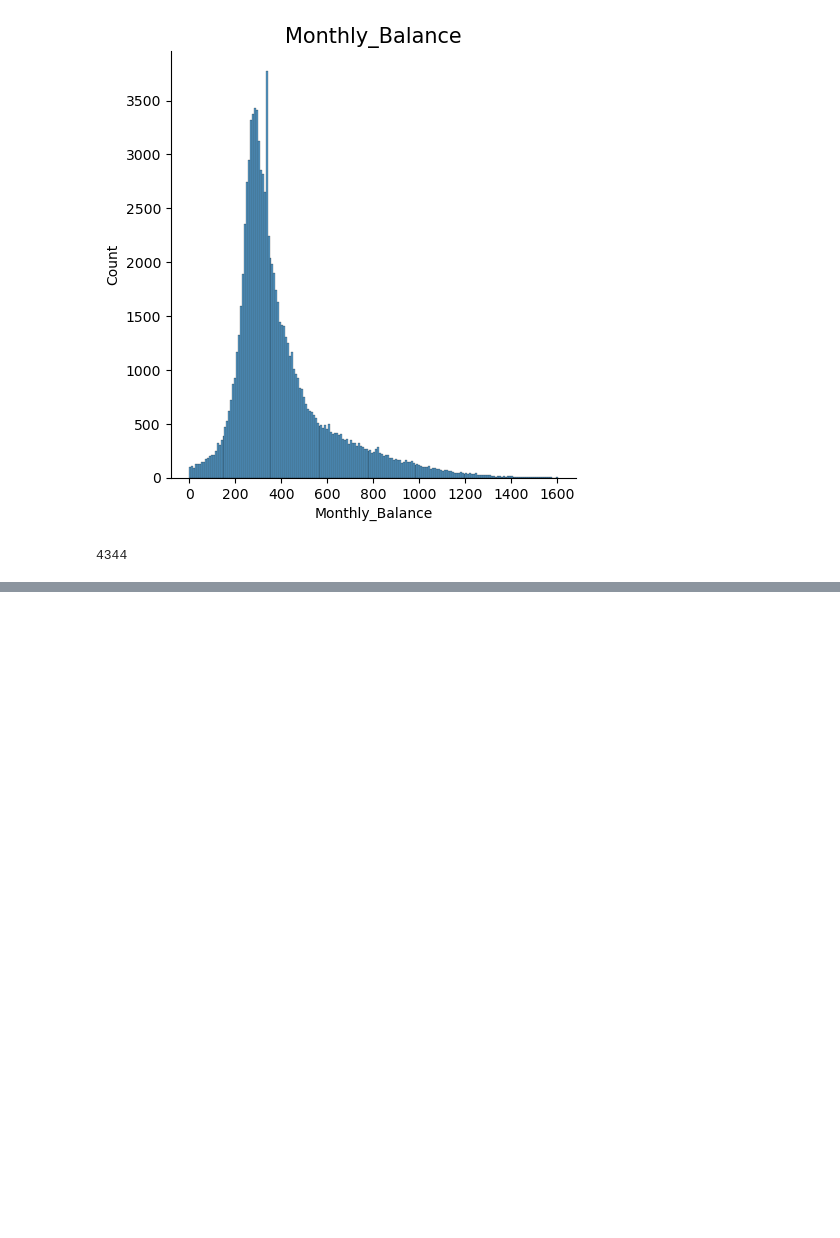
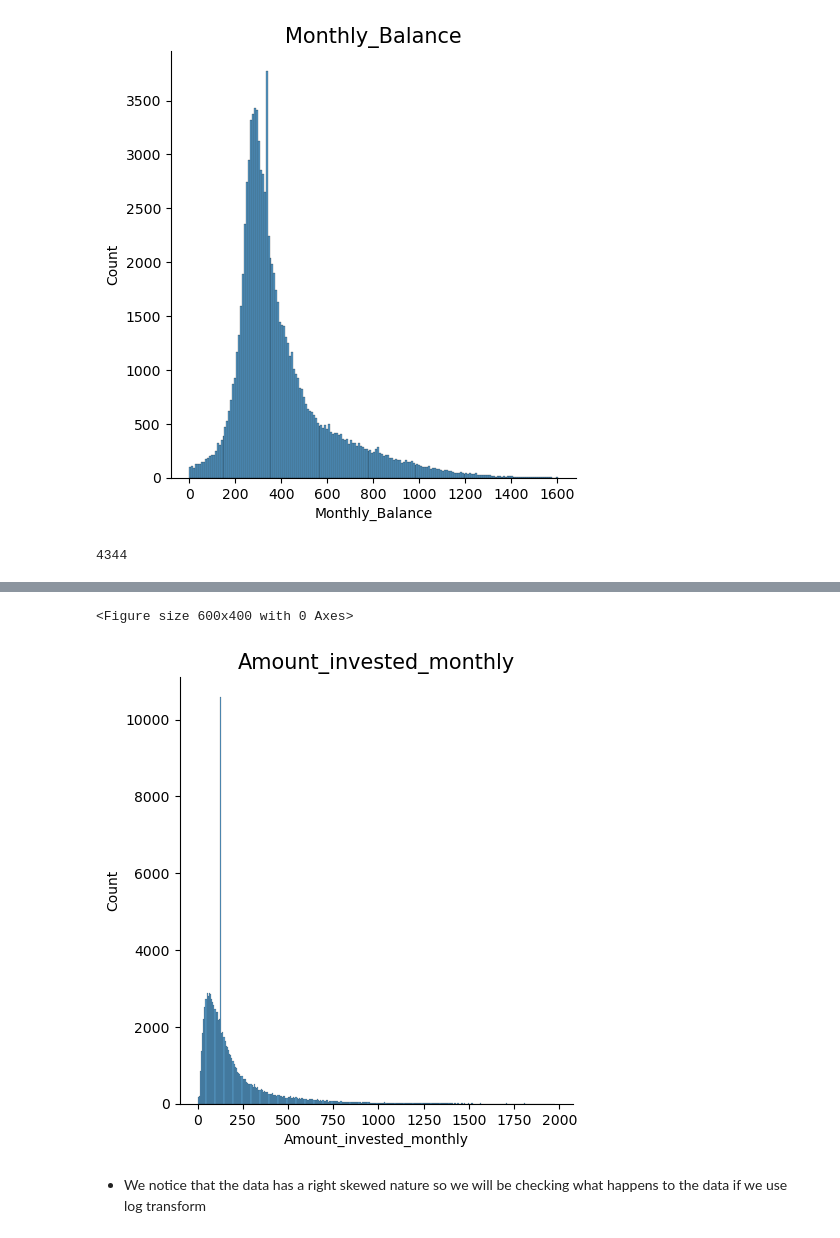
Before and after one commit to SaitejSamudrala/Credit-Score-Classification, a Jupyter notebook: src/main.ipynb, the cells around one changed output, grey strips where cells are left out. Cells and saved outputs as stored; diff of their text form; code cells hidden in the pictures; blank space fills up the shorter version.

```diff
--- a/src/main.ipynb
+++ b/src/main.ipynb
@@ -218,3 +218,9 @@ Payment_Behaviour               0
 Monthly_Balance              1179
 Credit_Score                    0
 dtype: int64
+# %%
+drop_columns = ['Monthly_Inhand_Salary','Type_of_Loan']
+train = train.drop(drop_columns,axis=1) #dropping the columns as they have missing values for more than 10% of the dataset
+categorical_columns.remove('Type_of_Loan')
+numerical_columns.remove('Monthly_Inhand_Salary')
+train.shape
@@ -297,7 +320,7 @@ train['Monthly_Balance'].median(skipna=True)
 # %% [output]
 336.6603987296653
 # %%
-train['Monthly_Balance'].fillna(338.6005086826142, inplace=True)
+train['Monthly_Balance'].fillna(336.6603987296653, inplace=True)
 train['Monthly_Balance'].isna().sum()
 # %% [output]
 0
@@ -331,0 +367,3 @@ Name: count, Length: 96042, dtype: int64
+# %%
+train['Amount_invested_monthly'] = train['Amount_invested_monthly'].replace('__10000__', np.nan)
+train['Amount_invested_monthly'].isna().sum()/train['Amount_invested_monthly'].size * 100
@@ -331,0 +376,3 @@ Name: count, Length: 96042, dtype: int64
+# %%
+train['Amount_invested_monthly'].fillna(129.04586772143045,inplace=True)
+train["Amount_invested_monthly"].value_counts()
@@ -331,0 +393,8 @@ Name: count, Length: 96042, dtype: int64
+# %%
+train['Amount_invested_monthly'] = train['Amount_invested_monthly'].astype(float)
+dist_plot(column='Amount_invested_monthly')
+# %% [output]
+<Figure size 600x400 with 0 Axes>
+[figure, added]
+# %% [markdown]
+- We notice that the data has a right skewed nature so we will be checking what happens to the data if we use log transform
```
Also changed, not shown: parts of 29 cells of this notebook.
